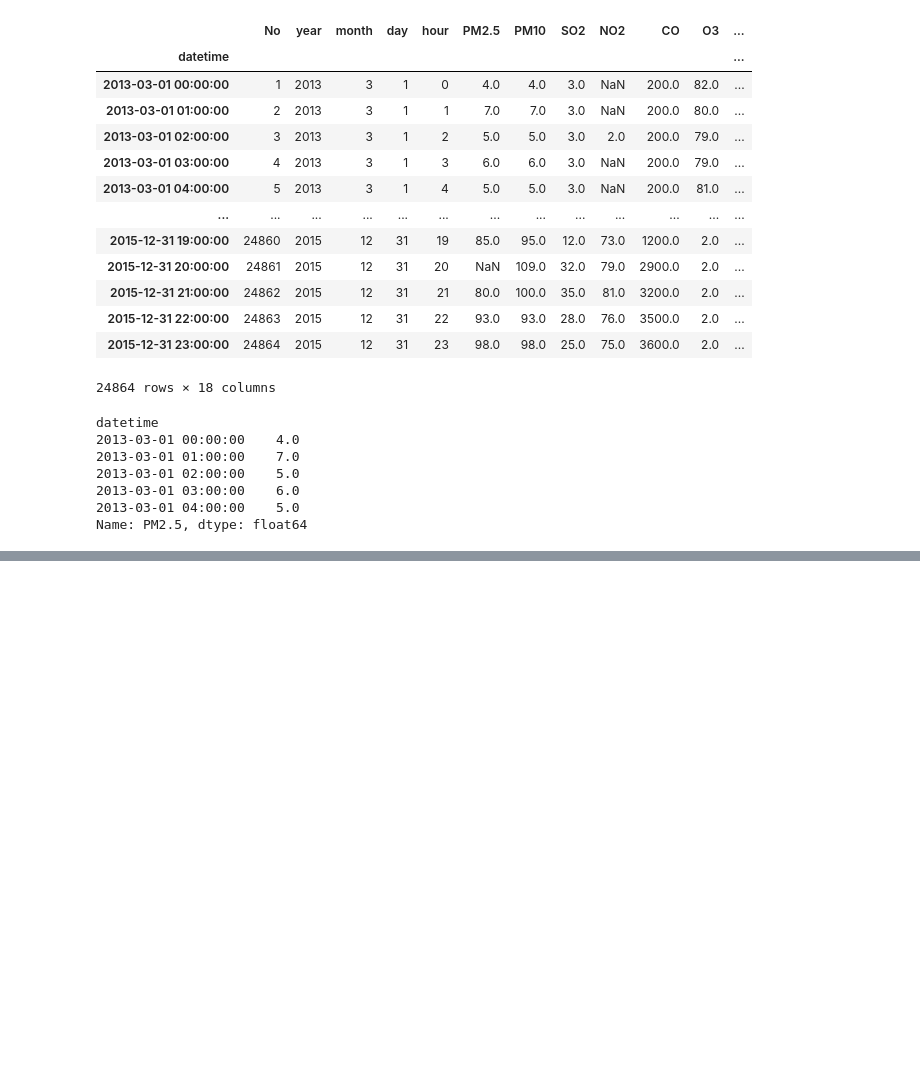
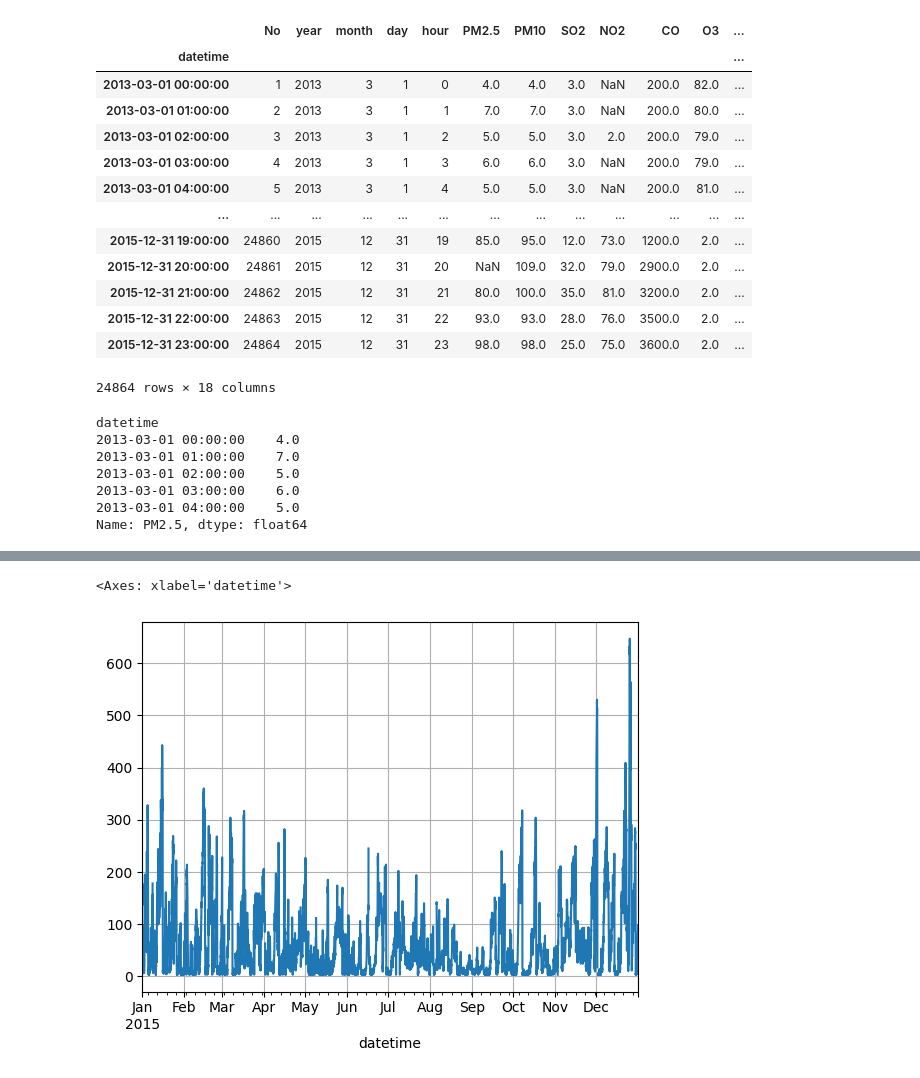
Before and after one commit to Aifedayo/Time-Series-Forecasting, a Jupyter notebook: src/notebook/air_quality_forecast_dingling.ipynb, the cells around one changed output, grey strips where cells are left out. Saved outputs shown, nothing was run; the diff lists cells and outputs as text; code cells hidden in the pictures; blank space fills up the shorter version.

```diff
--- a/src/notebook/air_quality_forecast_dingling.ipynb
+++ b/src/notebook/air_quality_forecast_dingling.ipynb
@@ -225,0 +225,7 @@ ImportError: matplotlib is required for plotting when the default backend "matpl
+# %%
+aq_df_2015 = aq_df.loc["2015"]
+pm_data_2015 = aq_df_2015["PM2.5"]
+pm_data_2015.plot(grid=True)
+# %% [output]
+<Axes: xlabel='datetime'>
+[figure, added]
```
Also changed, not shown: parts of 2 cells of this notebook.
